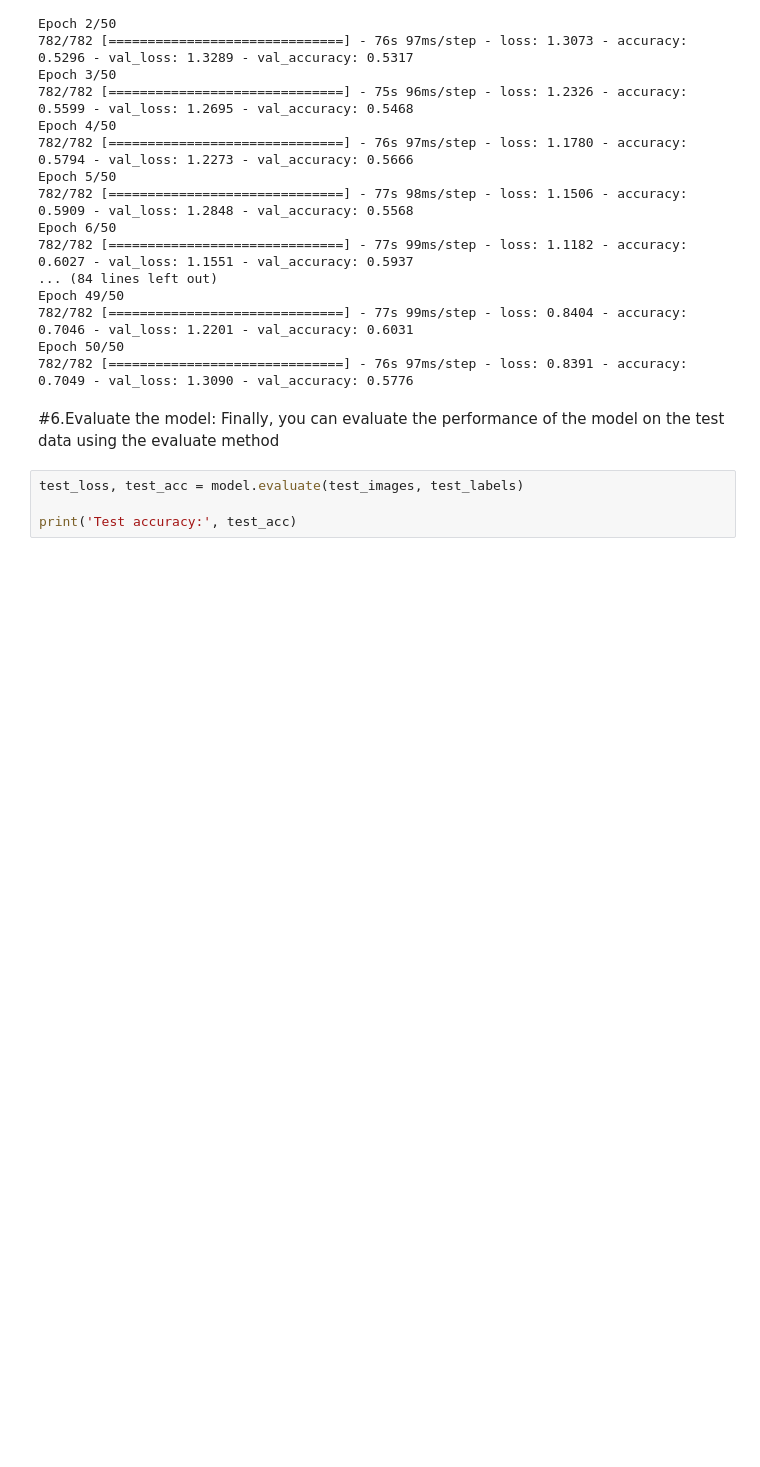
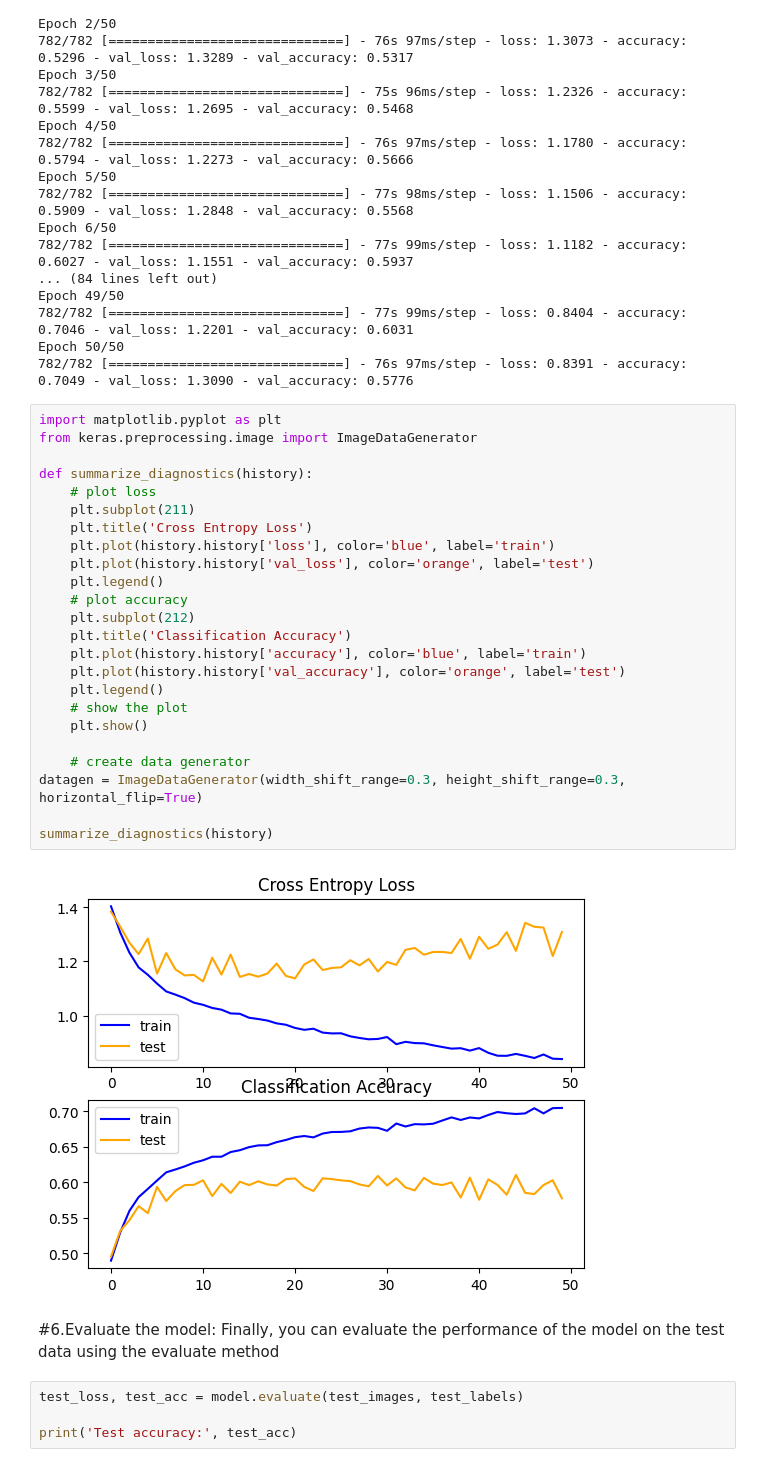
Before and after one commit to rajinipreethajohn/Image-Classification, a Jupyter notebook: image_classification.ipynb, the cells around one changed output. Saved outputs shown, nothing was run; the diff lists cells and outputs as text; blank space fills up the shorter version.

```diff
--- a/image_classification.ipynb
+++ b/image_classification.ipynb
@@ -72,6 +72,32 @@ Epoch 49/50
 782/782 [==============================] - 77s 99ms/step - loss: 0.8404 - accuracy: 0.7046 - val_loss: 1.2201 - val_accuracy: 0.6031
 Epoch 50/50
 782/782 [==============================] - 76s 97ms/step - loss: 0.8391 - accuracy: 0.7049 - val_loss: 1.3090 - val_accuracy: 0.5776
+# %%
+import matplotlib.pyplot as plt
+from keras.preprocessing.image import ImageDataGenerator
+
+def summarize_diagnostics(history):
+    # plot loss
+    plt.subplot(211)
+    plt.title('Cross Entropy Loss')
+    plt.plot(history.history['loss'], color='blue', label='train')
+    plt.plot(history.history['val_loss'], color='orange', label='test')
+    plt.legend()
+    # plot accuracy
+    plt.subplot(212)
+    plt.title('Classification Accuracy')
+    plt.plot(history.history['accuracy'], color='blue', label='train')
+    plt.plot(history.history['val_accuracy'], color='orange', label='test')
+    plt.legend()
+    # show the plot
+    plt.show()
+
+    # create data generator
+datagen = ImageDataGenerator(width_shift_range=0.3, height_shift_range=0.3, horizontal_flip=True)
+
+summarize_diagnostics(history)
+# %% [output]
+[figure, added]
 # %% [markdown]
 #6.Evaluate the model: Finally, you can evaluate the performance of the model on the test data using the evaluate method
 # %%
```
